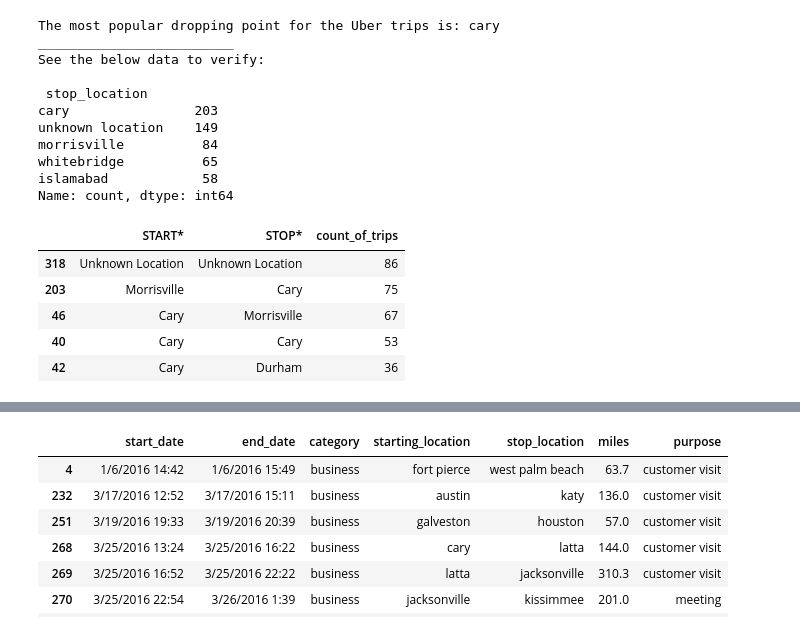
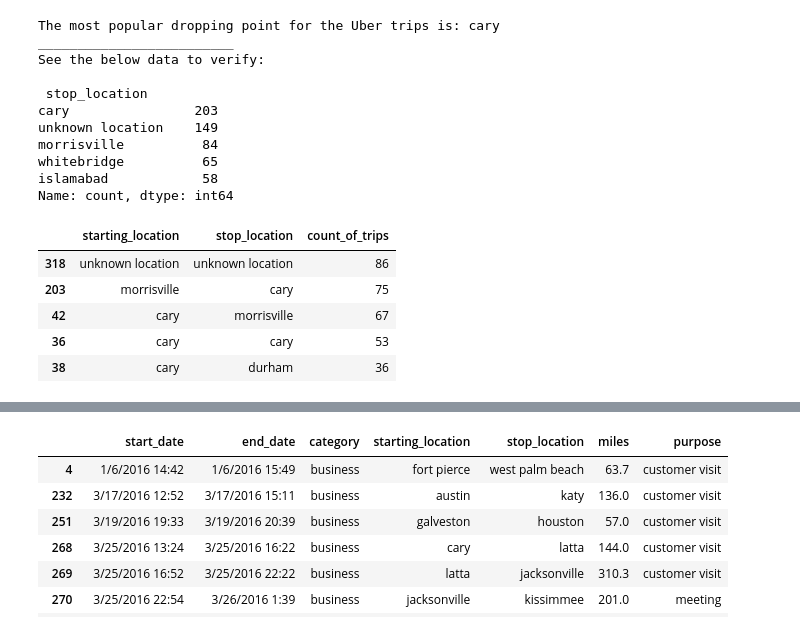
Before and after one commit to shubhanalytics/PGPDSBA-Projects, a Jupyter notebook: Proj.01 - Python for Data Analysis/Uber Drive.ipynb, the cells around one changed output, grey strips where cells are left out. Cells and saved outputs as stored; diff of their text form; code cells hidden in the pictures.

```diff
--- a/Proj.01 - Python for Data Analysis/Uber Drive.ipynb
+++ b/Proj.01 - Python for Data Analysis/Uber Drive.ipynb
@@ -262,14 +262,14 @@ Name: count, dtype: int64
 # %%
 # most frequent route taken by uber drivers (using original dataset 'df')
 
-most_frequent = (df.groupby(['starting_location', 'ending_location']).size().reset_index(name='count_of_trips').sort_values('count_of_trips', ascending=False).head())
+most_frequent = (df.groupby(['starting_location', 'stop_location']).size().reset_index(name='count_of_trips').sort_values('count_of_trips', ascending=False).head())
 
 most_frequent
 # %% [output]
-|  | START* | STOP* | count_of_trips |
-| 318 | Unknown Location | Unknown Location | 86 |
-| 203 | Morrisville | Cary | 75 |
-| 46 | Cary | Morrisville | 67 |
-| 40 | Cary | Cary | 53 |
-| 42 | Cary | Durham | 36 |
+|  | starting_location | stop_location | count_of_trips |
+| 318 | unknown location | unknown location | 86 |
+| 203 | morrisville | cary | 75 |
+| 42 | cary | morrisville | 67 |
+| 36 | cary | cary | 53 |
+| 38 | cary | durham | 36 |
 # %%
```
Also changed, not shown: parts of 6 cells of this notebook, 1 other file.
